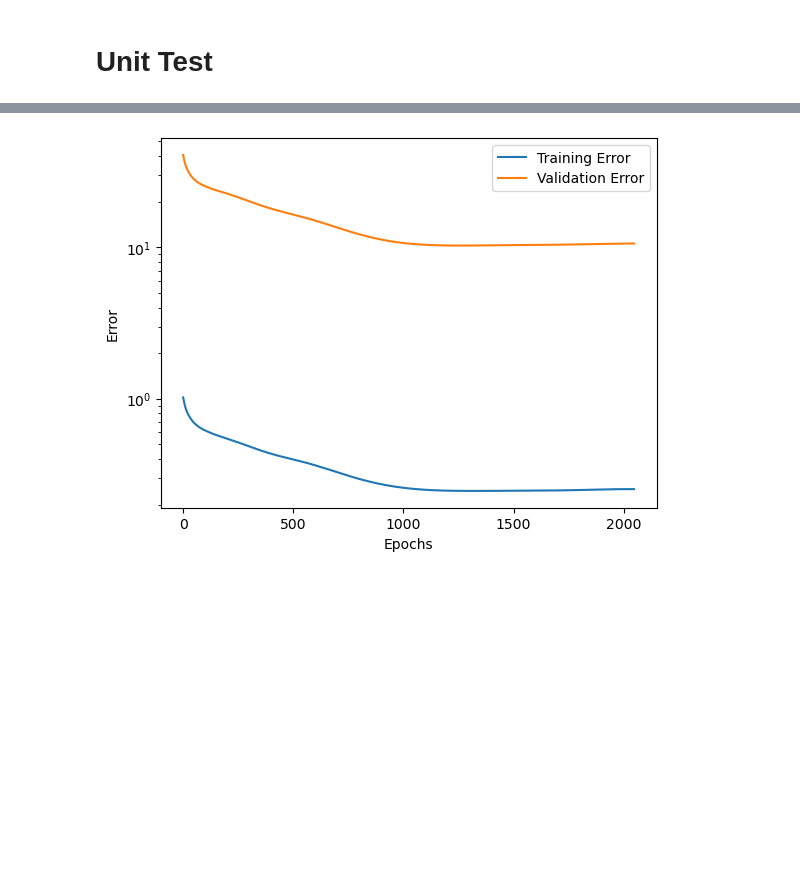
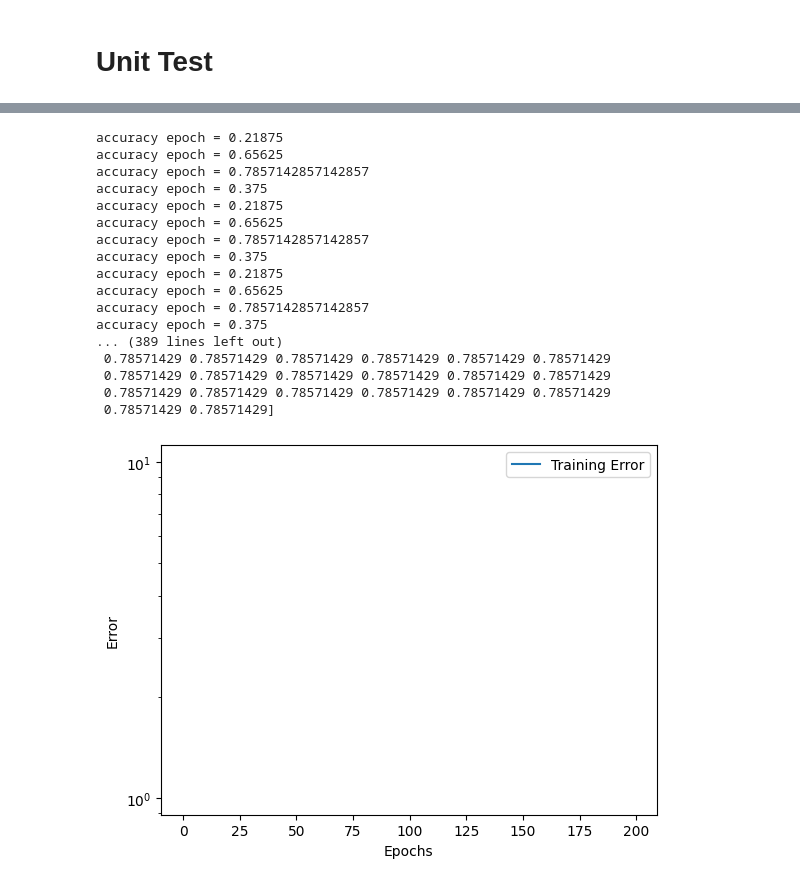
Before and after one commit to AlbertoMontanelli/Machine-Learning, a Jupyter notebook: neural_network.ipynb, the cells around one changed output, grey strips where cells are left out. Saved outputs shown, nothing was run; the diff lists cells and outputs as text; code cells hidden in the pictures; blank space fills up the shorter version.

```diff
--- a/neural_network.ipynb
+++ b/neural_network.ipynb
@@ -150,6 +150,12 @@ def huber_loss(y_true, y_pred, delta):
 
 def d_huber_loss(y_true, y_pred, delta):
     return - (y_true - y_pred) if(np.abs(y_true-y_pred)<=delta) else - delta * np.sign(y_true-y_pred)
+
+def binary_cross_entropy(y_true, y_pred, epsilon = 1e-7):
+    return - np.sum(y_true * np.log(y_pred + epsilon) + (1 - y_true) * np.log(1 - y_pred + epsilon))
+
+def d_binary_cross_entropy(y_true, y_pred, epsilon = 1e-7):
+    return - (y_true / (y_pred + epsilon) - (1 - y_true) / (1 - y_pred + epsilon))
 # %% [markdown]
 #  class Layer
 **Constructor parameters:**
@@ -215,6 +221,7 @@ class Layer:
         self.weights = np.random.uniform(low=-1/np.sqrt(self.input_size), high=1/np.sqrt(self.input_size), size=(self.input_size, self.output_size))
         self.biases = np.zeros((1, self.output_size))
 
+        '''
         # Initialization of the parameters for Nesterov optimization
         self.velocity_weights = np.zeros_like(self.weights)
         self.velocity_biases = np.zeros_like(self.biases)
@@ -224,6 +231,7 @@ class Layer:
         self.v_weights = np.zeros_like(self.weights)
         self.m_biases = np.zeros_like(self.biases)
         self.v_biases = np.zeros_like(self.biases)
+        '''
 
     def forward_layer(self, input_array):
         self.input = input_array
@@ -242,6 +250,7 @@ class Layer:
 
     def backward_layer(self, d_Ep, learning_rate_w, learning_rate_b, Lambda_t, Lambda_l, momentum, beta_1, beta_2, epsilon, reg_type, opt_type):
         self.delta = - d_Ep * self.activation_derivative(self.net)
+        '''
         if opt_type == 'NAG':
             weights_pred = self.weights + momentum * self.velocity_weights  # predicted weights in order to use the Nesterov momentum,
                                                                             # used to evaluate the gradient after the momentum is applied
@@ -276,6 +285,10 @@ class Layer:
 
             self.weights -= learning_rate_w * m_weights_hat / (np.sqrt(v_weights_hat) + epsilon)
             self.biases -= learning_rate_b * m_biases_hat / (np.sqrt(v_biases_hat) + epsilon)
+        '''
+
+        self.weights += (learning_rate_w * np.dot(self.input.T, self.delta))
+        self.biases += np.sum(self.delta, axis=0, keepdims=True)
 
         sum_delta_weights = np.dot(self.delta, self.weights.T) # loss gradient for hidden layer
         return sum_delta_weights
@@ -487,6 +535,7 @@ class NeuralNetwork:
 # %% [markdown]
 # Unit Test
 # %%
+from MonkDataProcessing import monk_data
 
 #test
 np.random.seed(42)
@@ -494,25 +543,25 @@ np.random.seed(42)
 x_tot = np.random.rand(256, 15)
 target = np.random.rand(256, 3)
 
-test_split = 0.2
-train_split = 0.75
+test_split = 0
+train_split = 1
 
-layer_one = Layer(15, 8, ELU, d_ELU)
+layer_one = Layer(17, 8, ELU, d_ELU)
 layer_two = Layer(8, 4, ELU, d_ELU)
-layer_out = Layer(4, 3, linear, d_linear)
+layer_out = Layer(4, 1, linear, d_linear)
 
 NN = NeuralNetwork()
 
 # Split data
-x_train_val, target_train_val, x_test, target_test = NN.data_split(x_tot, target, test_split)
+# x_train_val, target_train_val, x_test, target_test = NN.data_split(x_tot, target, test_split)
 
 NN.add_layer(layer_one)
 NN.add_layer(layer_two)
 NN.add_layer(layer_out)
 
 # Parametri di training
-K = 5
-epochs = 2048
+K = 1
+epochs = 200
 learning_rate_w = 0.0001 # online smaller learning_rate, minibatch greater learning_rate, to compare online vs minibatch we need to divide
                          # learning_rate of minibatch for number of the examples in the minibatch
 learning_rate_b = 0.0001
@@ -525,13 +574,13 @@ beta_2 = 0.999
 epsilon = 1e-8
 
 # Cross-validation
-train_error, val_error = NN.train_val(x_train_val, target_train_val, train_split, K, epochs, learning_rate_w, learning_rate_b, Lambda_t, Lambda_l, momentum, batch_size, beta_1, beta_2, epsilon, mean_squared_error, d_mean_squared_error, 'elastic', 'adam')
+train_error = NN.train_val(monk_data["training_set_1"], monk_data["target_training_set_1"], train_split, K, epochs, learning_rate_w, learning_rate_b, Lambda_t, Lambda_l, momentum, batch_size, beta_1, beta_2, epsilon, binary_cross_entropy, d_binary_cross_entropy, 'elastic', 'adam')
 
 # Plot degli errori
 import matplotlib.pyplot as plt
 
 plt.plot(train_error, label='Training Error')
-plt.plot(val_error, label='Validation Error')
+# plt.plot(val_error, label='Validation Error')
 plt.xlabel('Epochs')
 plt.ylabel('Error')
 plt.yscale('log')
@@ -558 +607,18 @@ Epoch 2048/2048, Avg Training Loss: 0.2545203544984955, Avg Validation Loss: 9.9
+accuracy epoch = 0.21875
+accuracy epoch = 0.65625
+accuracy epoch = 0.7857142857142857
+accuracy epoch = 0.375
+accuracy epoch = 0.21875
+accuracy epoch = 0.65625
+accuracy epoch = 0.7857142857142857
+accuracy epoch = 0.375
+accuracy epoch = 0.21875
+accuracy epoch = 0.65625
+accuracy epoch = 0.7857142857142857
+accuracy epoch = 0.375
+... (389 lines left out)
+ 0.78571429 0.78571429 0.78571429 0.78571429 0.78571429 0.78571429
+ 0.78571429 0.78571429 0.78571429 0.78571429 0.78571429 0.78571429
+ 0.78571429 0.78571429 0.78571429 0.78571429 0.78571429 0.78571429
+ 0.78571429 0.78571429]
-[figure, old version]
+[figure, new version]
```
Also changed, not shown: parts of 2 cells of this notebook, 6 other files.
